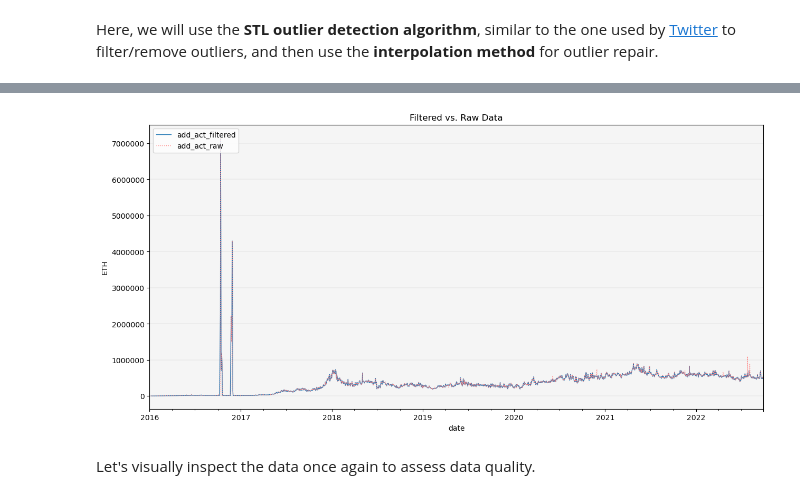
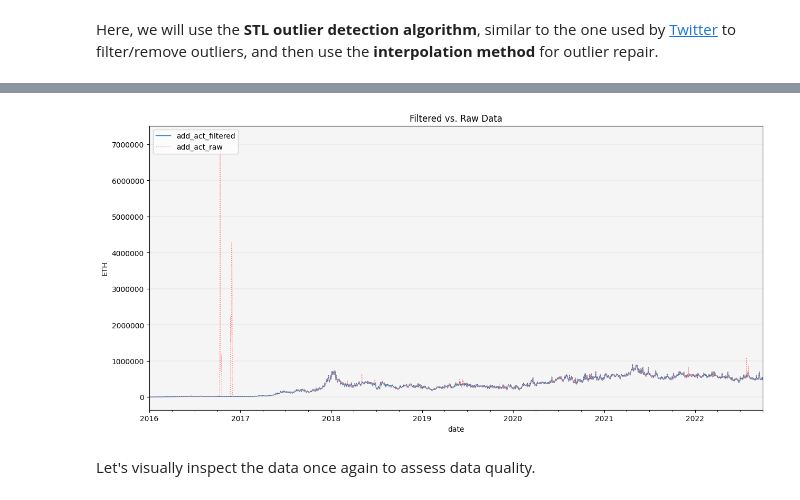
Before and after one commit to systamental/cryptodatapy, a Jupyter notebook: docs/example.ipynb, the cells around one changed output, grey strips where cells are left out. Cells and saved outputs as stored; diff of their text form; code cells hidden in the pictures.

```diff
--- a/docs/example.ipynb
+++ b/docs/example.ipynb
@@ -222,11 +216,15 @@ clean_df1 = CleanData(df1).filter_outliers(od_method='stl').repair_outliers(imp_
 # %%
 # filter cryptocompare data
 # show raw vs filtered plot
-CleanData(df2).filter_outliers(od_method='mad').repair_outliers(imp_method='interpolate').show_plot(plot_series=('ETH', 'add_act'))
+CleanData(df2).filter_outliers(od_method='stl').\
+               repair_outliers(imp_method='interpolate').\
+               show_plot(plot_series=('ETH', 'add_act'))
 # save filtered df
-clean_df2 = CleanData(df2).filter_outliers(od_method='stl').repair_outliers(imp_method='interpolate').get(attr='df')
+clean_df2 = CleanData(df2).filter_outliers(od_method='stl').\
+                           repair_outliers(imp_method='interpolate').\
+                           get(attr='df')
 # %% [output]
-[figure, old version]
+[figure, new version]
 # %% [markdown]
 Let's visually inspect the data once again to assess data quality.
 # %%
```
Also changed, not shown: parts of 6 cells of this notebook.
